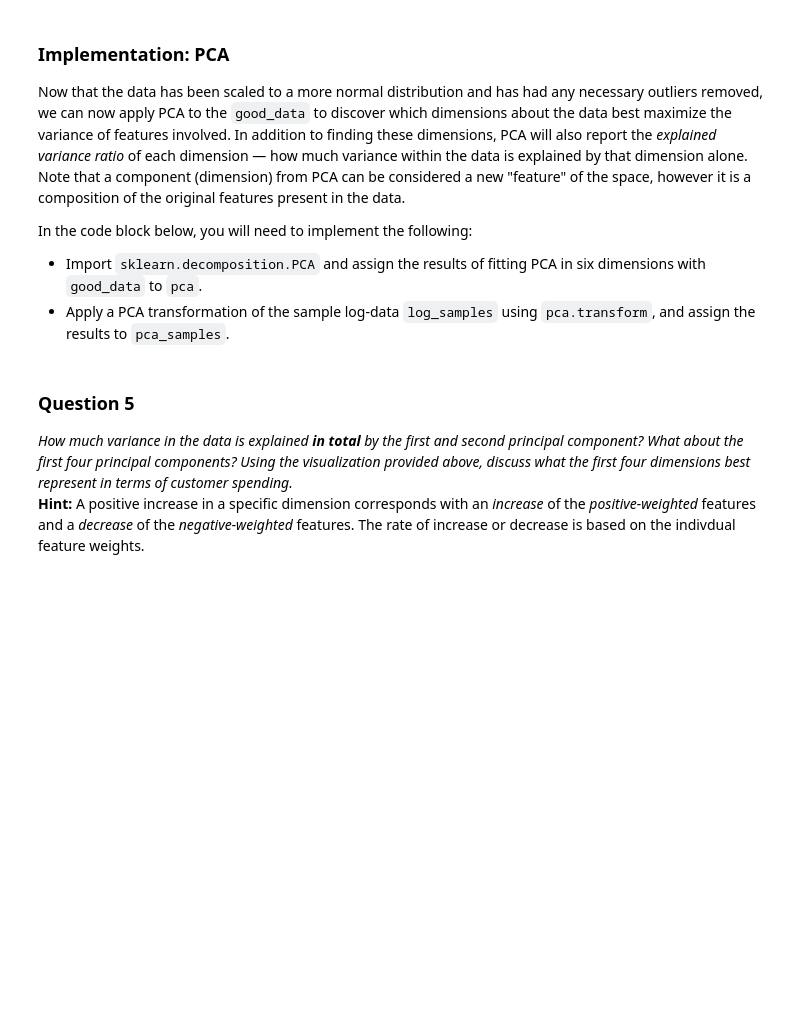
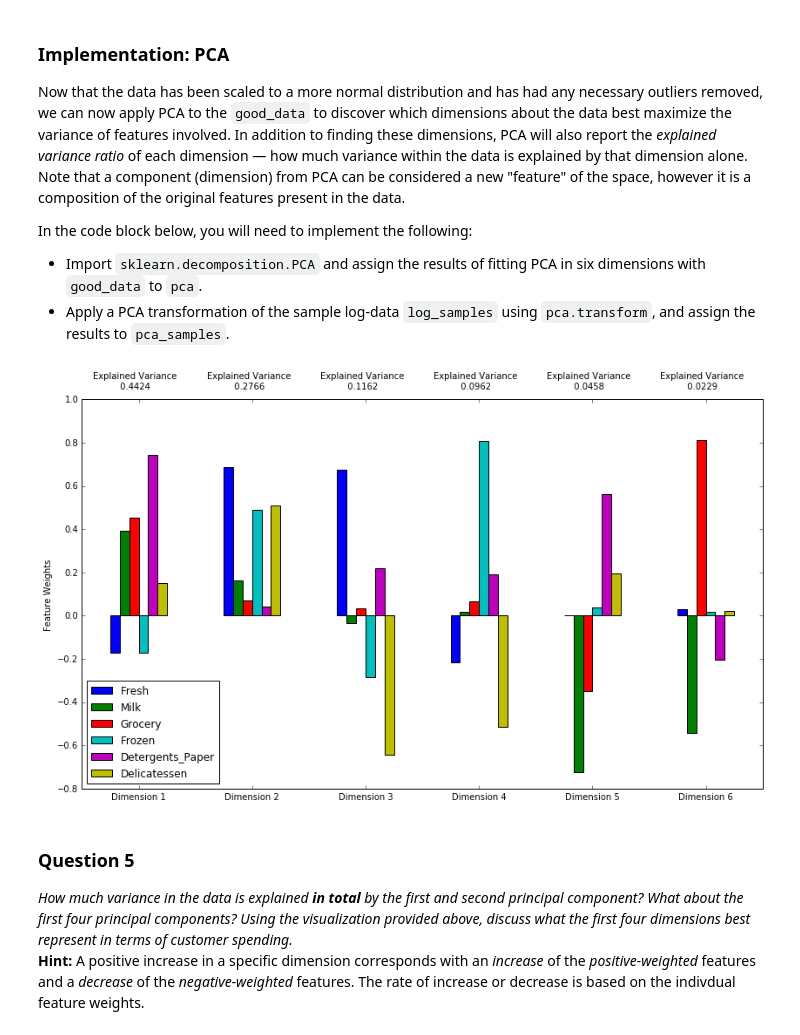
Before and after one commit to alismayilov/udacity-machine-learning-projects, a Jupyter notebook: projects/creating_customer_segments/customer_segments.ipynb, the cells around one changed output. Cells and saved outputs as stored; diff of their text form; code cells hidden in the pictures; blank space fills up the shorter version.

```diff
--- a/projects/creating_customer_segments/customer_segments.ipynb
+++ b/projects/creating_customer_segments/customer_segments.ipynb
@@ -168,6 +171,7 @@ In the code block below, you will need to implement the following:
 **NOTE:** If you choose to remove any outliers, ensure that the sample data does not contain any of these points!
 Once you have performed this implementation, the dataset will be stored in the variable `good_data`.
 # %%
+outlier_dict={}
 # For each feature find the data points with extreme high or low values
 for feature in log_data.keys():
 
@@ -182,10 +186,16 @@ for feature in log_data.keys():
 
     # Display the outliers
     print "Data points considered outliers for the feature '{}':".format(feature)
-    display(log_data[~((log_data[feature] >= Q1 - step) & (log_data[feature] <= Q3 + step))])
+    outlier=log_data[~((log_data[feature] >= Q1 - step) & (log_data[feature] <= Q3 + step))]
+    outlier_dict[feature]=set(outlier.index.get_values())
+    display(outlier)
+
+print(outlier_dict['Fresh'].intersection(outlier_dict['Milk']).intersection(outlier_dict['Delicatessen']))
+print(outlier_dict['Milk'].intersection(outlier_dict['Grocery']).intersection(outlier_dict['Detergents_Paper']))
+
 
 # OPTIONAL: Select the indices for data points you wish to remove
-outliers  = []
+outliers  = [97,154,356]
 
 # Remove the outliers, if any were specified
 good_data = log_data.drop(log_data.index[outliers]).reset_index(drop = True)
@@ -299,14 +312,18 @@ In the code block below, you will need to implement the following:
  - Import `sklearn.decomposition.PCA` and assign the results of fitting PCA in six dimensions with `good_data` to `pca`.
  - Apply a PCA transformation of the sample log-data `log_samples` using `pca.transform`, and assign the results to `pca_samples`.
 # %%
+from sklearn.decomposition import PCA
 # TODO: Apply PCA to the good data with the same number of dimensions as features
-pca = None
+pca = PCA(n_components=6)
 
 # TODO: Apply a PCA transformation to the sample log-data
-pca_samples = None
+pca.fit(log_data)
+pca_samples = pca.transform(log_samples)
 
 # Generate PCA results plot
 pca_results = rs.pca_results(good_data, pca)
+# %% [output]
+[figure, added]
 # %% [markdown]
 ### Question 5
 *How much variance in the data is explained* ***in total*** *by the first and second principal component? What about the first four principal components? Using the visualization provided above, discuss what the first four dimensions best represent in terms of customer spending.*
```
Also changed, not shown: parts of 26 cells of this notebook.
